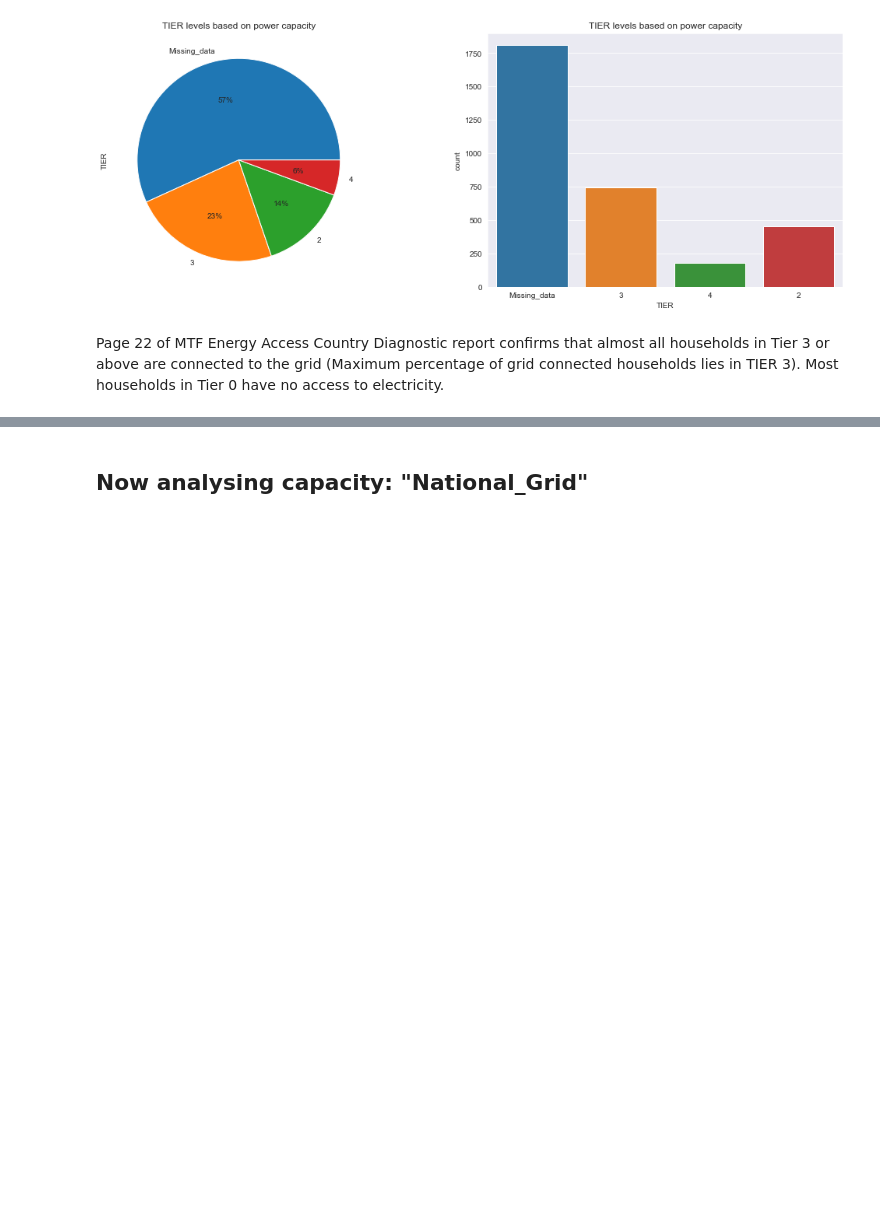
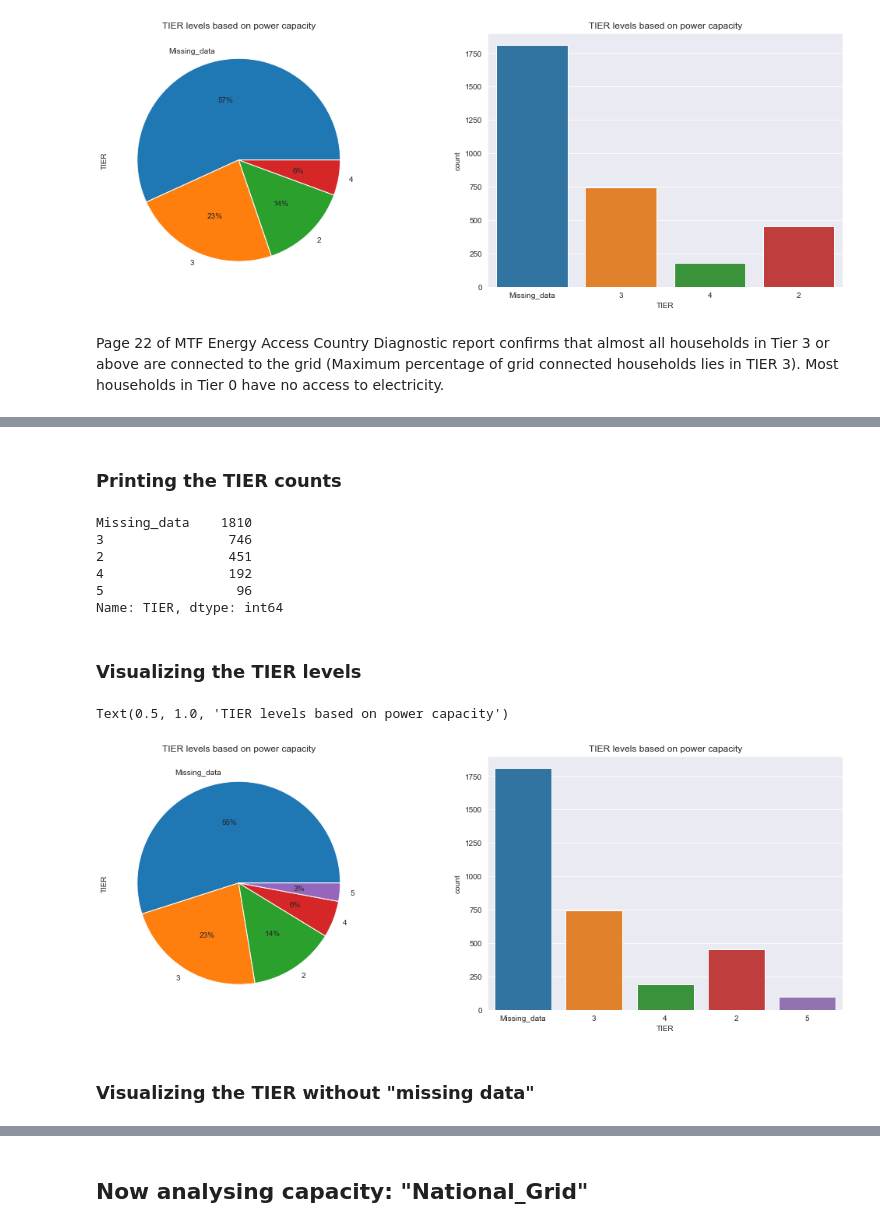
Before and after one commit to HEDERA-PLATFORM/mtf-rwanda-analysis, a Jupyter notebook: Rwanda_MTF.ipynb, the cells around one changed output, grey strips where cells are left out. Drawn from its saved outputs; the diff is of its cells as text; code cells hidden in the pictures; blank space fills up the shorter version.

```diff
--- a/Rwanda_MTF.ipynb
+++ b/Rwanda_MTF.ipynb
@@ -306,0 +376,2 @@ Page 22 of MTF Energy Access Country Diagnostic report confirms that almost all
+# %%
+df_total["Total_Capacity"] = df_total.Total_Capacity.apply(lambda x: "Missing_data" if math.isnan(x) else x)
@@ -306,0 +389,20 @@ Page 22 of MTF Energy Access Country Diagnostic report confirms that almost all
+# %%
+def conditions(Total_Capacity):
+    if Total_Capacity =='Missing_data':
+        return "Missing_data"
+    elif Total_Capacity<3:
+        return "0"
+    elif 3<=Total_Capacity<50:
+        return "1"
+    elif 50<=Total_Capacity<200:
+        return "2"
+    elif 200<=Total_Capacity<800:
+        return "3"
+    elif 800<=Total_Capacity<2000:
+        return "4"
+    else:
+        return "5"
+
+func = np.vectorize(conditions)
+transform = func(df_total.Total_Capacity)
+df_total["TIER"] = transform
@@ -306,0 +418,27 @@ Page 22 of MTF Energy Access Country Diagnostic report confirms that almost all
+# %% [markdown]
+### Printing the TIER counts
+# %%
+df_total['TIER'].value_counts()
+# %% [output]
+Missing_data    1810
+3                746
+2                451
+4                192
+5                 96
+Name: TIER, dtype: int64
+# %% [markdown]
+### Visualizing the TIER levels
+# %%
+#Pie plot
+f,ax=plt.subplots(1,2, figsize=(18,6))
+df_total['TIER'].value_counts().plot.pie( autopct='%1.0f%%',ax=ax[0])
+ax[0].set_title('TIER levels based on power capacity')
+
+#Boxplot
+sns.countplot('TIER',data=df_total,ax=ax[1])
+ax[1].set_title('TIER levels based on power capacity')
+# %% [output]
+Text(0.5, 1.0, 'TIER levels based on power capacity')
+[figure, added]
+# %% [markdown]
+### Visualizing the TIER without "missing data"
```
Also changed, not shown: parts of 60 cells of this notebook.
